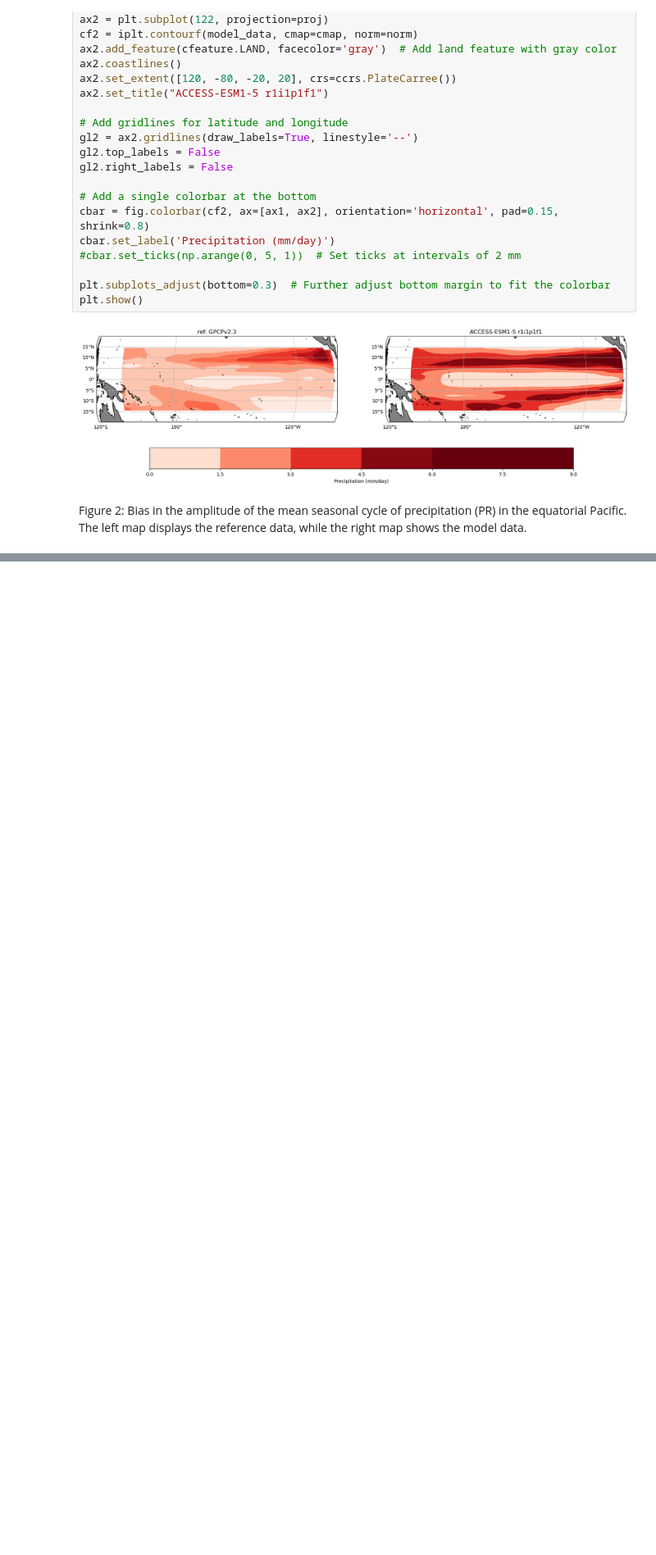
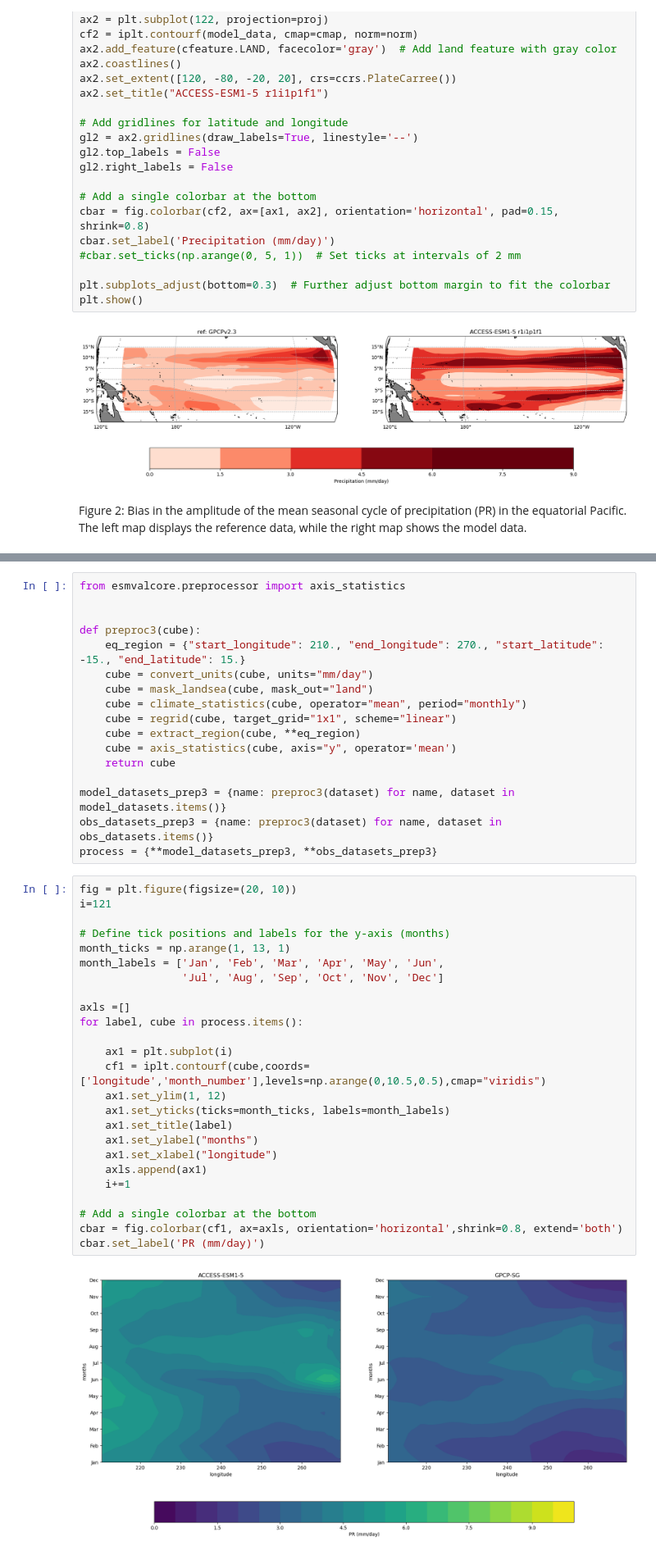
Before and after one commit to ACCESS-NRI/ENSO_recipes, a Jupyter notebook: 06-eq_PR_sea_cycle.ipynb, the cells around one changed output, grey strips where cells are left out. Shown at 82% size. Drawn from its saved outputs; the diff is of its cells as text; blank space fills up the shorter version.

```diff
--- a/06-eq_PR_sea_cycle.ipynb
+++ b/06-eq_PR_sea_cycle.ipynb
@@ -215,0 +218,44 @@ Figure 2: Bias in the amplitude of the mean seasonal cycle of precipitation (PR)
+# %%
+from esmvalcore.preprocessor import axis_statistics
+
+
+def preproc3(cube):
+    eq_region = {"start_longitude": 210., "end_longitude": 270., "start_latitude": -15., "end_latitude": 15.}
+    cube = convert_units(cube, units="mm/day")
+    cube = mask_landsea(cube, mask_out="land")
+    cube = climate_statistics(cube, operator="mean", period="monthly")
+    cube = regrid(cube, target_grid="1x1", scheme="linear")
+    cube = extract_region(cube, **eq_region)
+    cube = axis_statistics(cube, axis="y", operator='mean')
+    return cube
+
+model_datasets_prep3 = {name: preproc3(dataset) for name, dataset in model_datasets.items()}
+obs_datasets_prep3 = {name: preproc3(dataset) for name, dataset in obs_datasets.items()}
+process = {**model_datasets_prep3, **obs_datasets_prep3}
+# %%
+fig = plt.figure(figsize=(20, 10))
+i=121
+
+# Define tick positions and labels for the y-axis (months)
+month_ticks = np.arange(1, 13, 1)
+month_labels = ['Jan', 'Feb', 'Mar', 'Apr', 'May', 'Jun',
+                'Jul', 'Aug', 'Sep', 'Oct', 'Nov', 'Dec']
+
+axls =[]
+for label, cube in process.items():
+
+    ax1 = plt.subplot(i)
+    cf1 = iplt.contourf(cube,coords=['longitude','month_number'],levels=np.arange(0,10.5,0.5),cmap="viridis")
+    ax1.set_ylim(1, 12)
+    ax1.set_yticks(ticks=month_ticks, labels=month_labels)
+    ax1.set_title(label)
+    ax1.set_ylabel("months")
+    ax1.set_xlabel("longitude")
+    axls.append(ax1)
+    i+=1
+
+# Add a single colorbar at the bottom
+cbar = fig.colorbar(cf1, ax=axls, orientation='horizontal',shrink=0.8, extend='both')
+cbar.set_label('PR (mm/day)')
+# %% [output]
+[figure, added]
```
Also changed, not shown: parts of 3 cells of this notebook, 3 other files.
